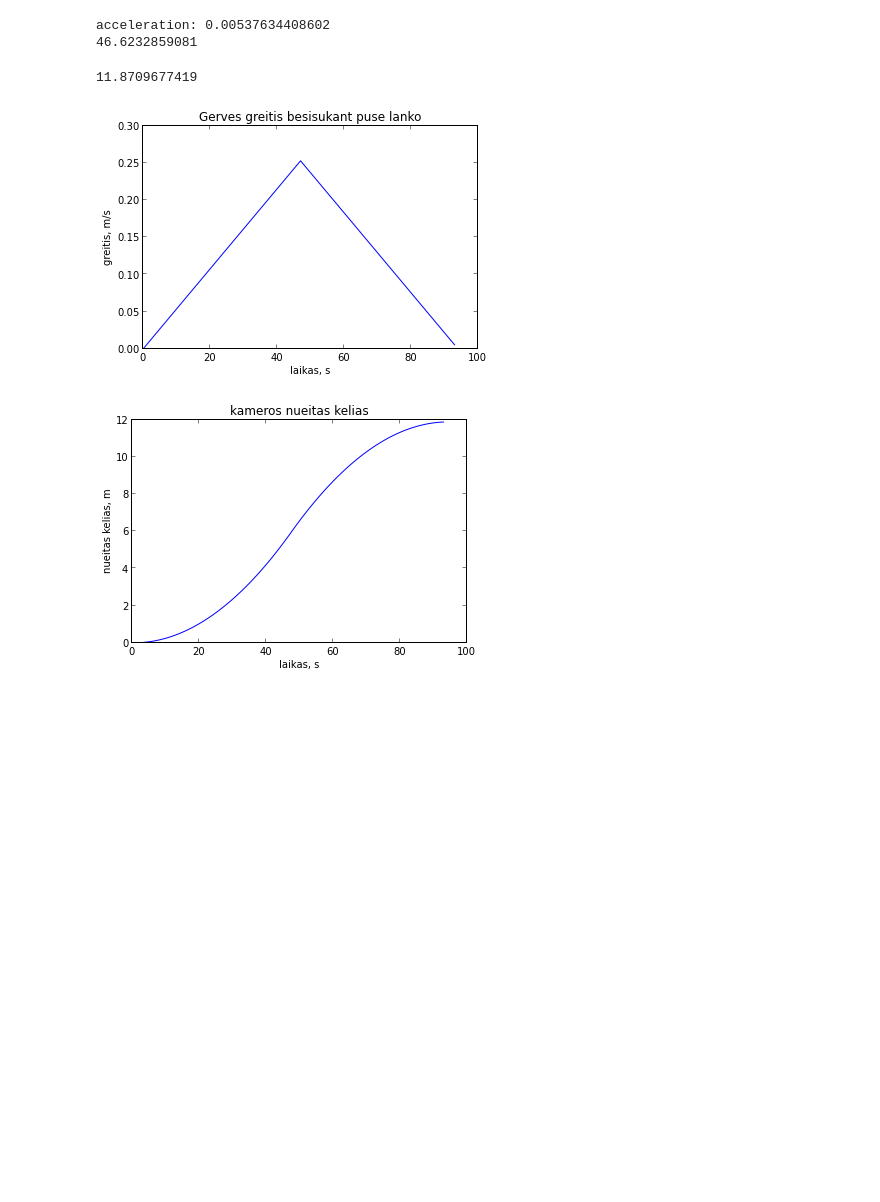
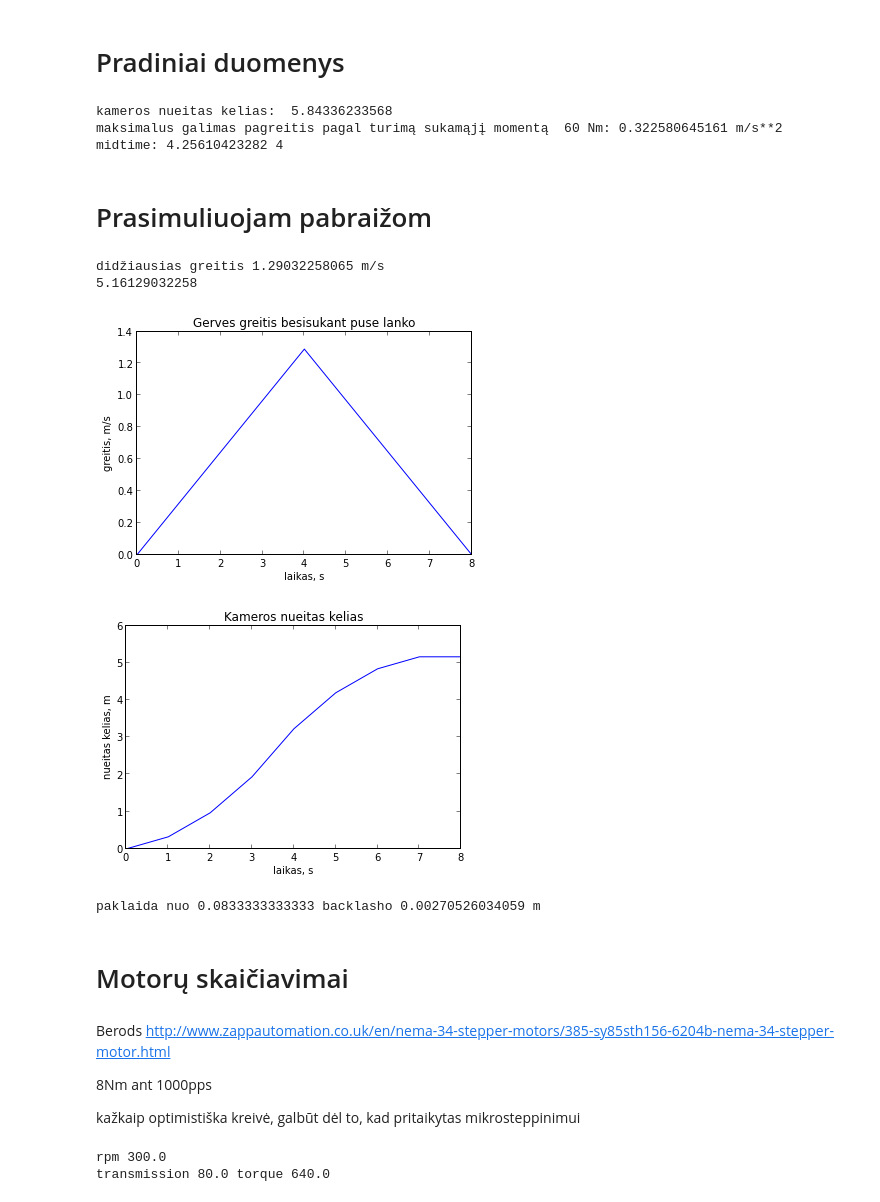
Before and after one commit to Miceuz/gerve, a Jupyter notebook: Gerve.ipynb, the cells around one changed output. Drawn from its saved outputs; the diff is of its cells as text; code cells hidden in the pictures; blank space fills up the shorter version.

```diff
--- a/Gerve.ipynb
+++ b/Gerve.ipynb
@@ -1,41 +1,79 @@
+# %% [markdown]
+# Pradiniai duomenys
 # %%
 radius = 1.86 #m
 mass = 50 #kg
 
-maxToruqeAvailable = 1 #Nm
+maxToruqeAvailable = 60 #Nm
 
-displacement = pi*radius
+displacement = pi*radius #m pusę apsisukimo
+print "kameros nueitas kelias: ", displacement
 
-acceleration = maxToruqeAvailable/(2*radius*mass) #0.005 #m/s**2
-print "acceleration:", acceleration
+acceleration = maxToruqeAvailable / (2 * radius * mass) #0.005 #m/s**2
+print "maksimalus galimas pagreitis pagal turimą sukamąjį momentą ", maxToruqeAvailable, "Nm:", acceleration, "m/s**2"
 
-midtime = int(sqrt(2 * displacement / acceleration))+1
-print sqrt(2 * displacement / acceleration)
+midtime = int(sqrt(displacement / acceleration)) #s išsiskaičiuojam, kada jau pradėt stabdyt
+print "midtime:", sqrt(displacement / acceleration), midtime
 # %% [output]
-acceleration: 0.00537634408602
-46.6232859081
+kameros nueitas kelias:  5.84336233568
+maksimalus galimas pagreitis pagal turimą sukamąjį momentą  60 Nm: 0.322580645161 m/s**2
+midtime: 4.25610423282 4
+# %% [markdown]
+# Prasimuliuojam pabraižom
 # %%
-speed = np.zeros(midtime*2)
-position = np.zeros(midtime*2)
-for t in range(0, midtime*2):
+speed = np.zeros(midtime*2+1)
+position = np.zeros(midtime*2+1)
+for t in range(0, midtime*2+1):
     if t <= midtime:
         speed[t] = acceleration * t
     else:
         speed[t] = speed[midtime] - acceleration * (t - midtime)
-    position[t] = sum(speed[:t])
+    position[t] = sum(speed[:t+1]) #pozicija yra greičio integralas
+    #print t, speed[:t], sum(speed[:t]), position[t]
+print "didžiausias greitis",speed[midtime], "m/s"
 plot(speed)
 title("Gerves greitis besisukant puse lanko")
 xlabel("laikas, s")
 ylabel("greitis, m/s")
 figure()
 
 plot(position)
 title("Kameros nueitas kelias")
 xlabel("laikas, s")
 ylabel("nueitas kelias, m")
 
 print(max(position))
 # %% [output]
-11.8709677419
+didžiausias greitis 1.29032258065 m/s
+5.16129032258
-[figure, old version]
+[figure, new version]
-[figure, old version]
+[figure, new version]
+# %%
+#kažkoks randominis backlašo skaičiavimas, kur aiškiai per blogai
+backlash = 1/12. #degree
+linearMovement=2*pi*radius/360*backlash
+print "paklaida nuo", backlash, "backlasho", linearMovement, "m"
+# %% [output]
+paklaida nuo 0.0833333333333 backlasho 0.00270526034059 m
+# %% [markdown]
+# Motorų skaičiavimai
+# %% [markdown]
+Berods http://www.zappautomation.co.uk/en/nema-34-stepper-motors/385-sy85sth156-6204b-nema-34-stepper-motor.html
+
+8Nm ant 1000pps
+
+kažkaip optimistiška kreivė, galbūt dėl to, kad pritaikytas mikrosteppinimui
+# %%
+torqueAt1000pps = 8
+pps = 1000
+rps = pps/(360/1.8)
+rpm = rps * 60
+print "rpm", rpm
+
+transmission = rps / (1/16.)
+torqueOutput = torqueAt1000pps * transmission
+
+print "transmission", transmission, "torque", torqueOutput
+# %% [output]
+rpm 300.0
+transmission 80.0 torque 640.0
```
Also changed, not shown: parts of 2 cells of this notebook.
